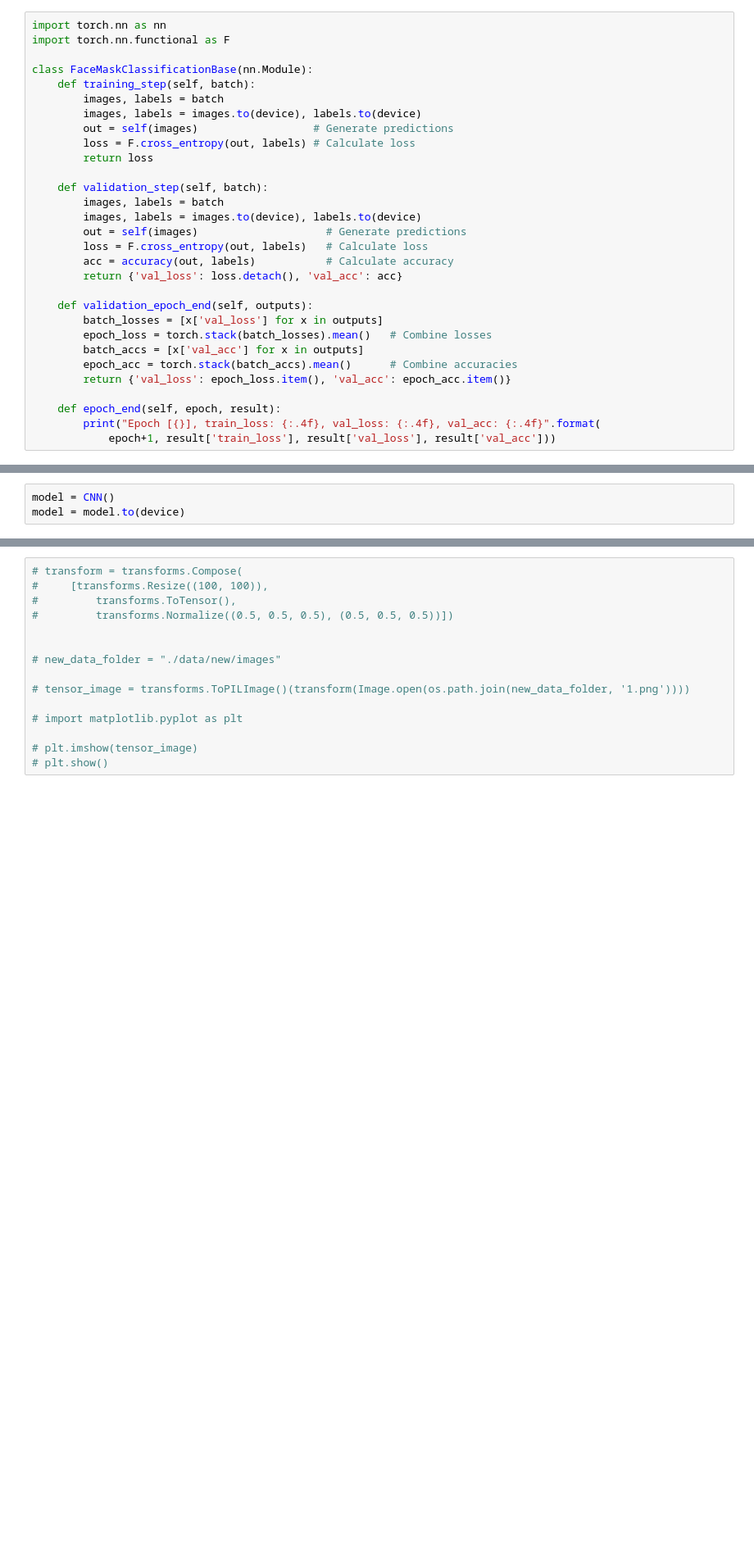
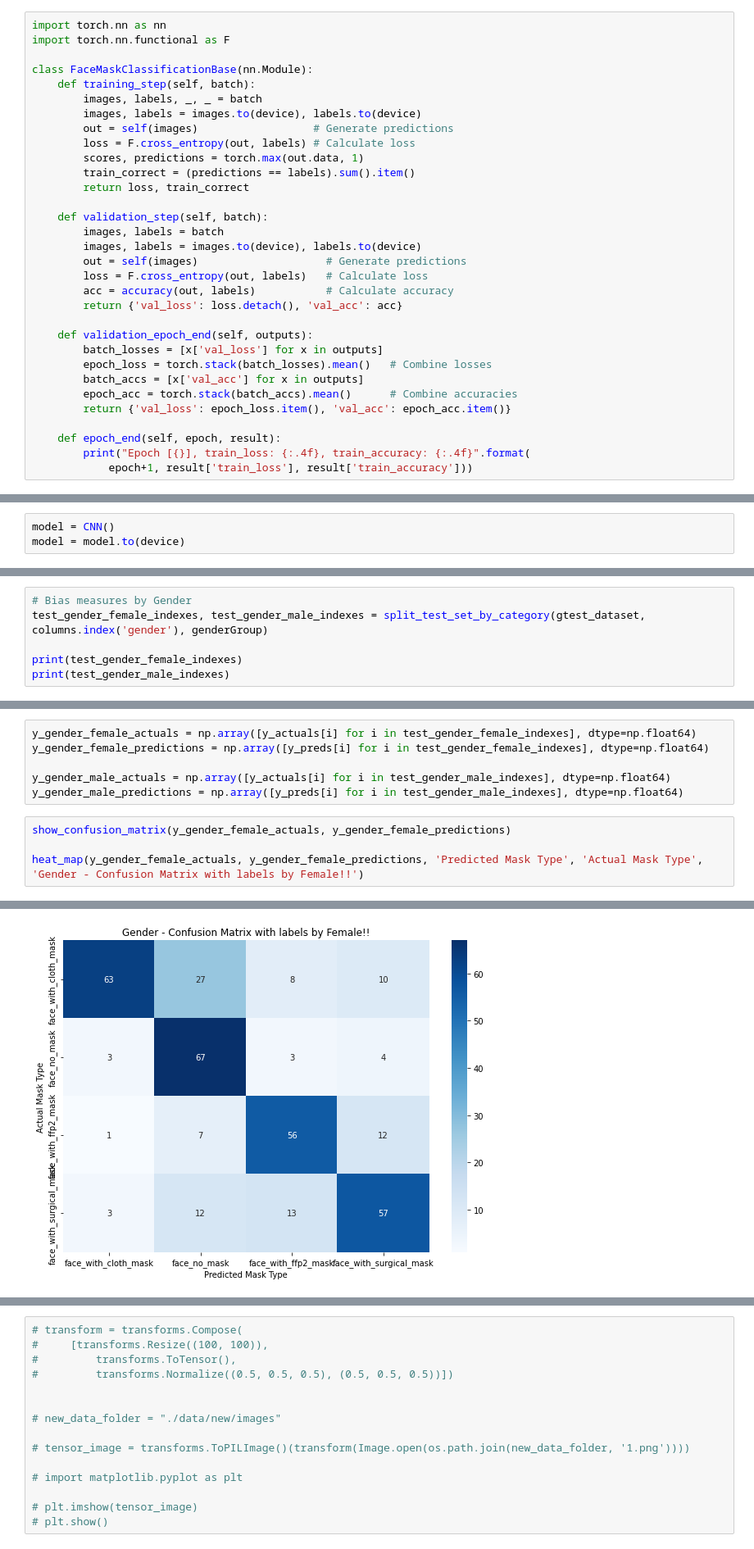
Before and after one commit to Brijeshlakkad/AI_Face_Mask_Detection, a Jupyter notebook: Project.ipynb, the cells around one changed output, grey strips where cells are left out. Shown: that part at 82% size. Cells and saved outputs as stored; diff of their text form; blank space fills up the shorter version.

```diff
--- a/Project.ipynb
+++ b/Project.ipynb
@@ -129,11 +165,13 @@ import torch.nn.functional as F
 
 class FaceMaskClassificationBase(nn.Module):
     def training_step(self, batch):
-        images, labels = batch
+        images, labels, _, _ = batch
         images, labels = images.to(device), labels.to(device)
         out = self(images)                  # Generate predictions
         loss = F.cross_entropy(out, labels) # Calculate loss
-        return loss
+        scores, predictions = torch.max(out.data, 1)
+        train_correct = (predictions == labels).sum().item()
+        return loss, train_correct
 
     def validation_step(self, batch):
         images, labels = batch
@@ -151,8 +189,8 @@ class FaceMaskClassificationBase(nn.Module):
         return {'val_loss': epoch_loss.item(), 'val_acc': epoch_acc.item()}
 
     def epoch_end(self, epoch, result):
-        print("Epoch [{}], train_loss: {:.4f}, val_loss: {:.4f}, val_acc: {:.4f}".format(
-            epoch+1, result['train_loss'], result['val_loss'], result['val_acc']))
+        print("Epoch [{}], train_loss: {:.4f}, train_accuracy: {:.4f}".format(
+            epoch+1, result['train_loss'], result['train_accuracy']))
 # %%
 class CNN(FaceMaskClassificationBase):
     def __init__(self):
@@ -366,0 +583,6 @@ def label_to_classname(label):
+# %%
+# Bias measures by Gender
+test_gender_female_indexes, test_gender_male_indexes = split_test_set_by_category(gtest_dataset, columns.index('gender'), genderGroup)
+
+print(test_gender_female_indexes)
+print(test_gender_male_indexes)
@@ -366,0 +592,11 @@ def label_to_classname(label):
+# %%
+y_gender_female_actuals = np.array([y_actuals[i] for i in test_gender_female_indexes], dtype=np.float64)
+y_gender_female_predictions = np.array([y_preds[i] for i in test_gender_female_indexes], dtype=np.float64)
+
+y_gender_male_actuals = np.array([y_actuals[i] for i in test_gender_male_indexes], dtype=np.float64)
+y_gender_male_predictions = np.array([y_preds[i] for i in test_gender_male_indexes], dtype=np.float64)
+# %%
+show_confusion_matrix(y_gender_female_actuals, y_gender_female_predictions)
+
+heat_map(y_gender_female_actuals, y_gender_female_predictions, 'Predicted Mask Type', 'Actual Mask Type', 'Gender - Confusion Matrix with labels by Female!!')
+# %% [output]
@@ -366,0 +613 @@ def label_to_classname(label):
+[figure, added]
```
Also changed, not shown: parts of 45 cells of this notebook, 4 other files.
